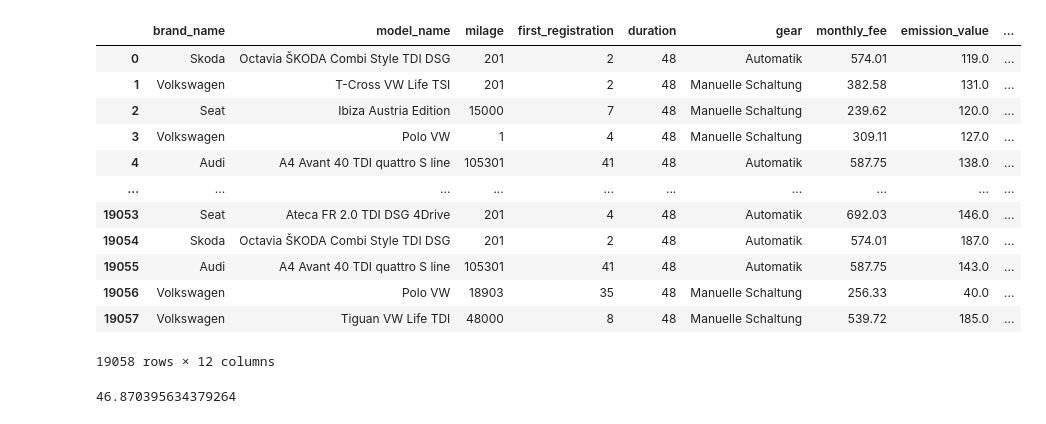
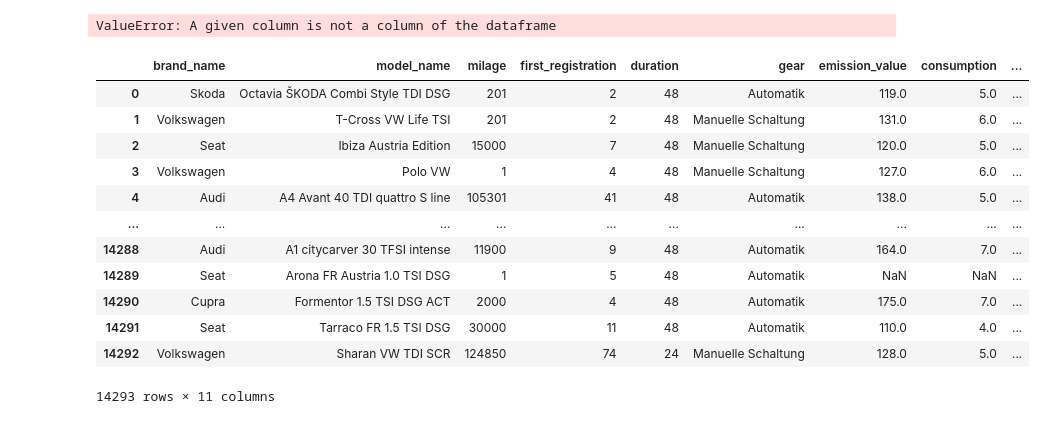
Before and after one commit to h11818774/DataSienceLab, a Jupyter notebook: Preprocessing_pipeline.ipynb, the cells around one changed output. Drawn from its saved outputs; the diff is of its cells as text; code cells hidden in the pictures.

```diff
--- a/Preprocessing_pipeline.ipynb
+++ b/Preprocessing_pipeline.ipynb
@@ -251,33 +264,38 @@ column_transformer = ColumnTransformer([
 ], remainder="passthrough")
 
 
+split_train_test = splitTestTrain()
 
 # wrap the column transformer in the PandasTransformer
 pipeline = Pipeline([
     ("column_transformer", PandasTransformer(column_transformer)),
+  #  ("split_train_test", PandasTransformer(split_train_test))
    # ("imputer_numeric", PandasTransformer(imputer_numeric)),
+
 
 ])
 
 # fit and transform the data
 transformed_df = pipeline.fit_transform(df)
+# %% [output]
+ValueError: A given column is not a column of the dataframe
-# %%
-transformed_df
-# %% [output]
-|  | brand_name | model_name | milage | first_registration | duration | gear | monthly_fee | emission_value | ... |
-| 0 | Skoda | Octavia ŠKODA Combi Style TDI DSG | 201 | 2 | 48 | Automatik | 574.01 | 119.0 | ... |
-| 1 | Volkswagen | T-Cross VW Life TSI | 201 | 2 | 48 | Manuelle Schaltung | 382.58 | 131.0 | ... |
-| 2 | Seat | Ibiza Austria Edition | 15000 | 7 | 48 | Manuelle Schaltung | 239.62 | 120.0 | ... |
-| 3 | Volkswagen | Polo VW | 1 | 4 | 48 | Manuelle Schaltung | 309.11 | 127.0 | ... |
-| 4 | Audi | A4 Avant 40 TDI quattro S line | 105301 | 41 | 48 | Automatik | 587.75 | 138.0 | ... |
-| ... | ... | ... | ... | ... | ... | ... | ... | ... | ... |
-| 19053 | Seat | Ateca FR 2.0 TDI DSG 4Drive | 201 | 4 | 48 | Automatik | 692.03 | 146.0 | ... |
-| 19054 | Skoda | Octavia ŠKODA Combi Style TDI DSG | 201 | 2 | 48 | Automatik | 574.01 | 187.0 | ... |
-| 19055 | Audi | A4 Avant 40 TDI quattro S line | 105301 | 41 | 48 | Automatik | 587.75 | 143.0 | ... |
-| 19056 | Volkswagen | Polo VW | 18903 | 35 | 48 | Manuelle Schaltung | 256.33 | 40.0 | ... |
-| 19057 | Volkswagen | Tiguan VW Life TDI | 48000 | 8 | 48 | Manuelle Schaltung | 539.72 | 185.0 | ... |
-19058 rows × 12 columns
-# %%
-transformed_df["duration"].mean()
-# %% [output]
-46.870395634379264
+# %%
+dfNoRate = transformed_df.drop('monthly_fee', axis=1)  # input features
+dfRate = transformed_df['monthly_fee']
+X_train, X_test, y_train, y_test = train_test_split(dfNoRate, dfRate, test_size=0.25, shuffle=False)
+# %%
+X_train
+# %% [output]
+|  | brand_name | model_name | milage | first_registration | duration | gear | emission_value | consumption | ... |
+| 0 | Skoda | Octavia ŠKODA Combi Style TDI DSG | 201 | 2 | 48 | Automatik | 119.0 | 5.0 | ... |
+| 1 | Volkswagen | T-Cross VW Life TSI | 201 | 2 | 48 | Manuelle Schaltung | 131.0 | 6.0 | ... |
+| 2 | Seat | Ibiza Austria Edition | 15000 | 7 | 48 | Manuelle Schaltung | 120.0 | 5.0 | ... |
+| 3 | Volkswagen | Polo VW | 1 | 4 | 48 | Manuelle Schaltung | 127.0 | 6.0 | ... |
+| 4 | Audi | A4 Avant 40 TDI quattro S line | 105301 | 41 | 48 | Automatik | 138.0 | 5.0 | ... |
+| ... | ... | ... | ... | ... | ... | ... | ... | ... | ... |
+| 14288 | Audi | A1 citycarver 30 TFSI intense | 11900 | 9 | 48 | Automatik | 164.0 | 7.0 | ... |
+| 14289 | Seat | Arona FR Austria 1.0 TSI DSG | 1 | 5 | 48 | Automatik | NaN | NaN | ... |
+| 14290 | Cupra | Formentor 1.5 TSI DSG ACT | 2000 | 4 | 48 | Automatik | 175.0 | 7.0 | ... |
+| 14291 | Seat | Tarraco FR 1.5 TSI DSG | 30000 | 11 | 48 | Automatik | 110.0 | 4.0 | ... |
+| 14292 | Volkswagen | Sharan VW TDI SCR | 124850 | 74 | 24 | Manuelle Schaltung | 128.0 | 5.0 | ... |
+14293 rows × 11 columns
```
Also changed, not shown: parts of 2 cells of this notebook.
